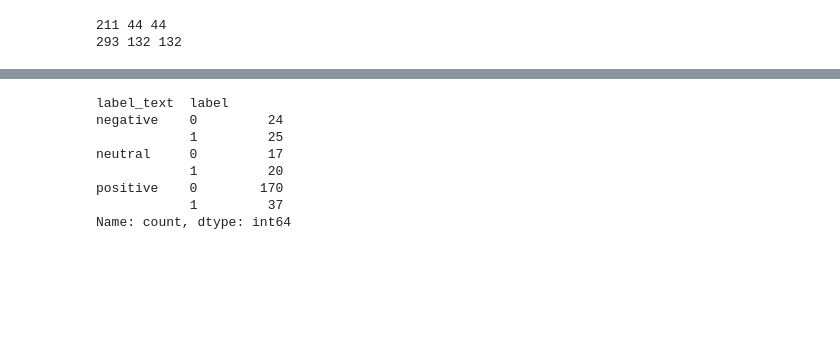
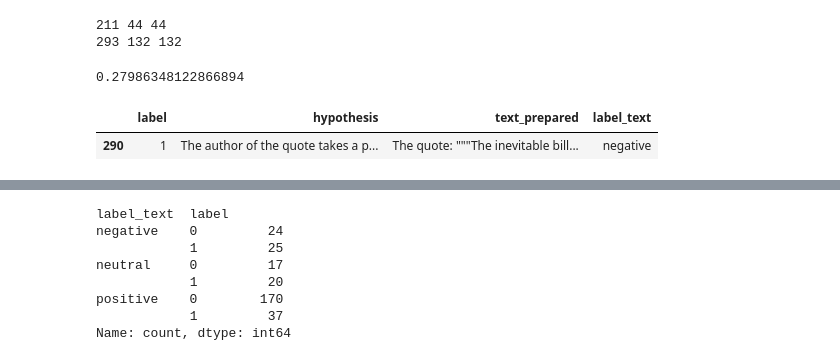
Before and after one commit to haukelicht/galtan_group_appeals, a Jupyter notebook: code/mention-classification/finetune_nli_stance_classifier.ipynb, the cells around one changed output, grey strips where cells are left out. Drawn from its saved outputs; the diff is of its cells as text; code cells hidden in the pictures; blank space fills up the shorter version.

```diff
--- a/code/mention-classification/finetune_nli_stance_classifier.ipynb
+++ b/code/mention-classification/finetune_nli_stance_classifier.ipynb
@@ -109,3 +115,13 @@ print(len(df_train), len(df_dev), len(df_test))
 # %% [output]
 211 44 44
 293 132 132
+# %%
+# prevalence
+print(df_train.label.mean())
+# %% [output]
+0.27986348122866894
+# %%
+df_train.iloc[[290],:]
+# %% [output]
+|  | label | hypothesis | text_prepared | label_text |
+| 290 | 1 | The author of the quote takes a p... | The quote: """The inevitable bill... | negative |
```
Also changed, not shown: parts of 13 cells of this notebook, 6 other files.
